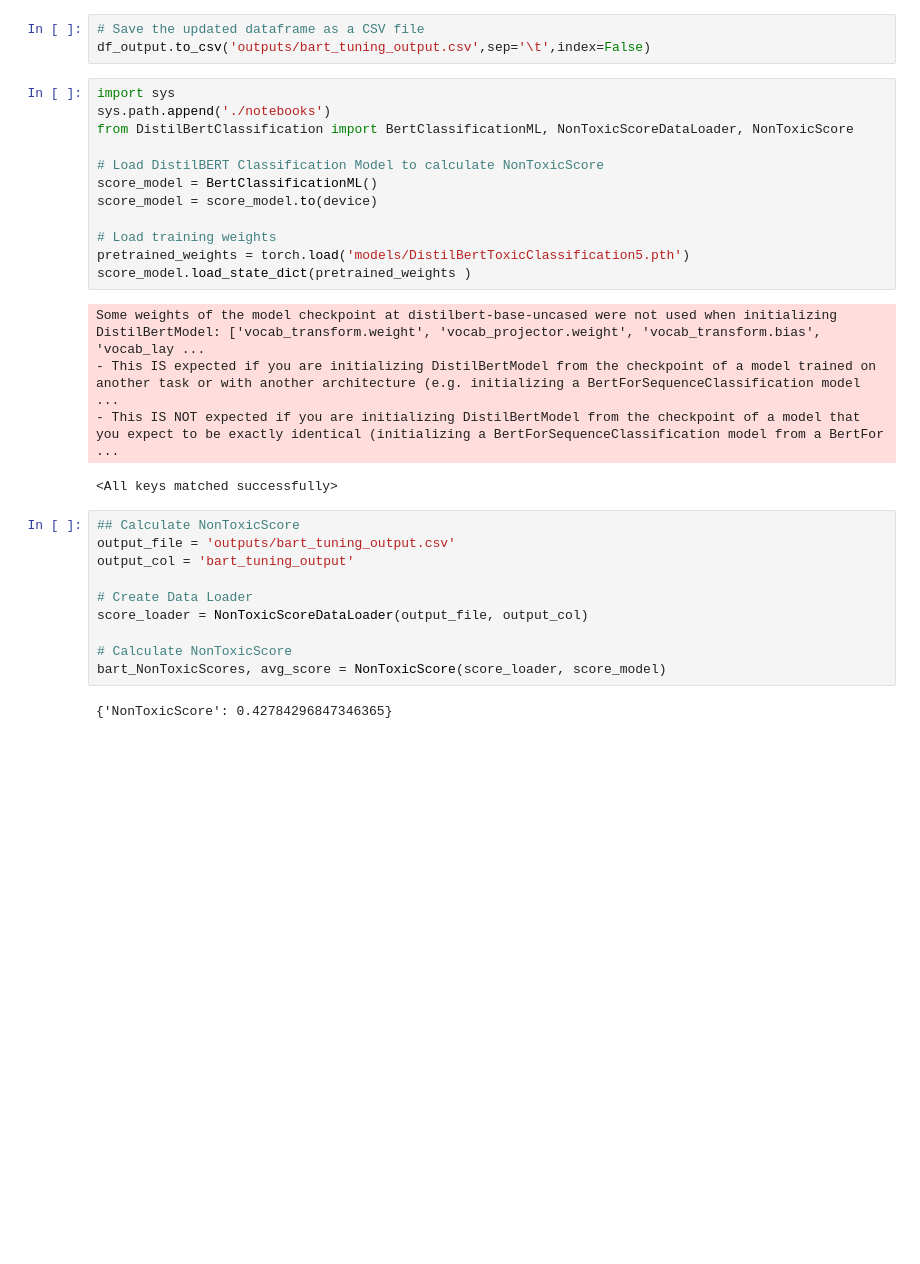
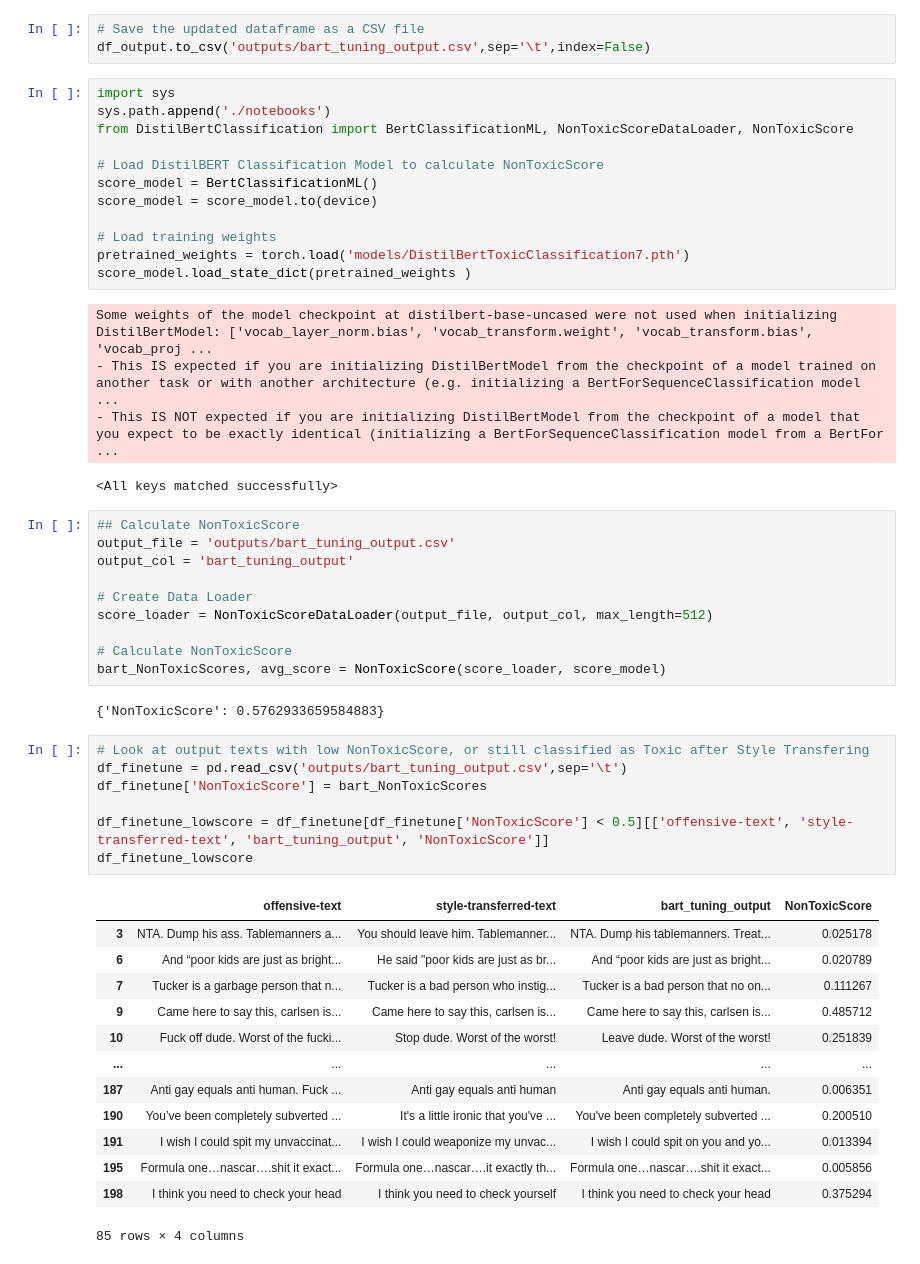
Before and after one commit to hjesse92/style_transfer_w266, a Jupyter notebook: notebooks/BART_Models.ipynb, the cells around one changed output. Drawn from its saved outputs; the diff is of its cells as text; blank space fills up the shorter version.

Commit message:
Update NonToxicScore with DistilBERT Upsampling 512 tokens

```diff
--- a/notebooks/BART_Models.ipynb
+++ b/notebooks/BART_Models.ipynb
@@ -352,10 +352,10 @@ score_model = BertClassificationML()
 score_model = score_model.to(device)
 
 # Load training weights
-pretrained_weights = torch.load('models/DistilBertToxicClassification5.pth')
+pretrained_weights = torch.load('models/DistilBertToxicClassification7.pth')
 score_model.load_state_dict(pretrained_weights )
 # %% [output]
-Some weights of the model checkpoint at distilbert-base-uncased were not used when initializing DistilBertModel: ['vocab_transform.weight', 'vocab_projector.weight', 'vocab_transform.bias', 'vocab_lay ...
+Some weights of the model checkpoint at distilbert-base-uncased were not used when initializing DistilBertModel: ['vocab_layer_norm.bias', 'vocab_transform.weight', 'vocab_transform.bias', 'vocab_proj ...
 - This IS expected if you are initializing DistilBertModel from the checkpoint of a model trained on another task or with another architecture (e.g. initializing a BertForSequenceClassification model  ...
 - This IS NOT expected if you are initializing DistilBertModel from the checkpoint of a model that you expect to be exactly identical (initializing a BertForSequenceClassification model from a BertFor ...
 <All keys matched successfully>
@@ -365,9 +365,30 @@ output_file = 'outputs/bart_tuning_output.csv'
 output_col = 'bart_tuning_output'
 
 # Create Data Loader
-score_loader = NonToxicScoreDataLoader(output_file, output_col)
+score_loader = NonToxicScoreDataLoader(output_file, output_col, max_length=512)
 
 # Calculate NonToxicScore
 bart_NonToxicScores, avg_score = NonToxicScore(score_loader, score_model)
 # %% [output]
-{'NonToxicScore': 0.42784296847346365}
+{'NonToxicScore': 0.5762933659584883}
+# %%
+# Look at output texts with low NonToxicScore, or still classified as Toxic after Style Transfering
+df_finetune = pd.read_csv('outputs/bart_tuning_output.csv',sep='\t')
+df_finetune['NonToxicScore'] = bart_NonToxicScores
+
+df_finetune_lowscore = df_finetune[df_finetune['NonToxicScore'] < 0.5][['offensive-text', 'style-transferred-text', 'bart_tuning_output', 'NonToxicScore']]
+df_finetune_lowscore
+# %% [output]
+|  | offensive-text | style-transferred-text | bart_tuning_output | NonToxicScore |
+| 3 | NTA. Dump his ass. Tablemanners a... | You should leave him. Tablemanner... | NTA. Dump his tablemanners. Treat... | 0.025178 |
+| 6 | And “poor kids are just as bright... | He said "poor kids are just as br... | And “poor kids are just as bright... | 0.020789 |
+| 7 | Tucker is a garbage person that n... | Tucker is a bad person who instig... | Tucker is a bad person that no on... | 0.111267 |
+| 9 | Came here to say this, carlsen is... | Came here to say this, carlsen is... | Came here to say this, carlsen is... | 0.485712 |
+| 10 | Fuck off dude. Worst of the fucki... | Stop dude. Worst of the worst! | Leave dude. Worst of the worst! | 0.251839 |
+| ... | ... | ... | ... | ... |
+| 187 | Anti gay equals anti human. Fuck ... | Anti gay equals anti human | Anti gay equals anti human. | 0.006351 |
+| 190 | You’ve been completely subverted ... | It's a little ironic that you've ... | You've been completely subverted ... | 0.200510 |
+| 191 | I wish I could spit my unvaccinat... | I wish I could weaponize my unvac... | I wish I could spit on you and yo... | 0.013394 |
+| 195 | Formula one…nascar….shit it exact... | Formula one…nascar….it exactly th... | Formula one…nascar….shit it exact... | 0.005856 |
+| 198 | I think you need to check your head | I think you need to check yourself | I think you need to check your head | 0.375294 |
+85 rows × 4 columns
```
Also changed, not shown: parts of 3 cells of this notebook, 5 other files.
